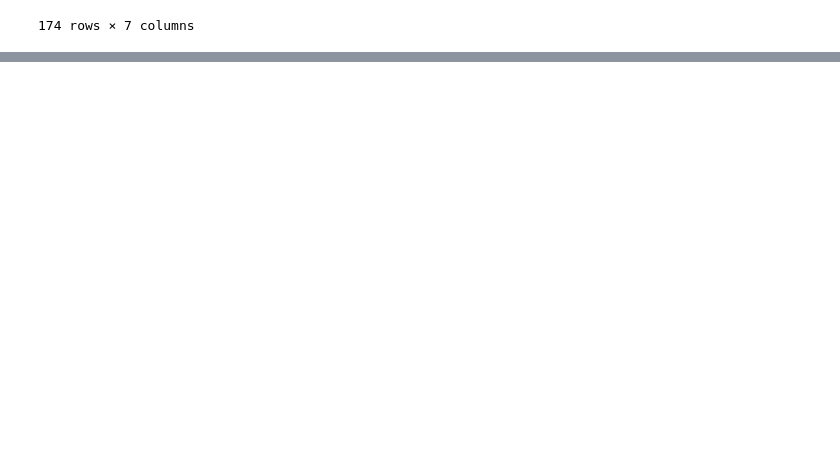
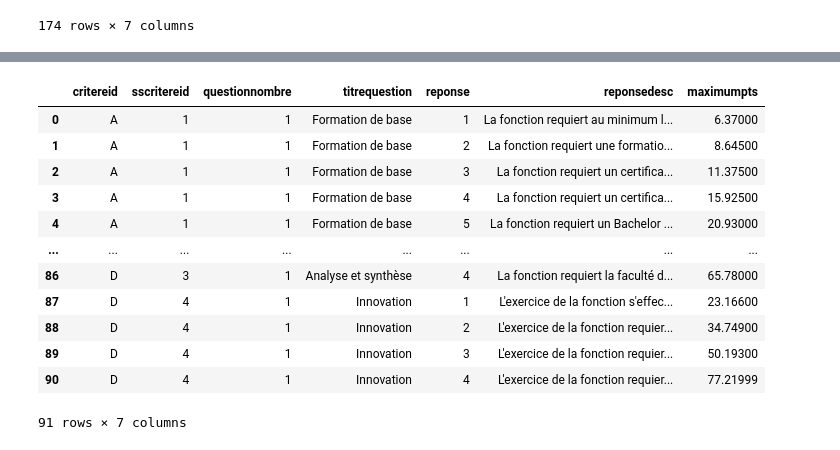
Before and after one commit to issamejekkam/Stage2A, a Jupyter notebook: ComparaisonLexicale.ipynb, the cells around one changed output, grey strips where cells are left out. Saved outputs shown, nothing was run; the diff lists cells and outputs as text; code cells hidden in the pictures; blank space fills up the shorter version.

```diff
--- a/ComparaisonLexicale.ipynb
+++ b/ComparaisonLexicale.ipynb
@@ -178,0 +564,17 @@ resultats_fin.to_json("results/after_comparaison_lexicale_of_Test6.docx.json", o
+# %%
+questionnaireClean = database.readQuestionnaireClean()
+questionnaireClean
+# %% [output]
+|  | critereid | sscritereid | questionnombre | titrequestion | reponse | reponsedesc | maximumpts |
+| 0 | A | 1 | 1 | Formation de base | 1 | La fonction requiert au minimum l... | 6.37000 |
+| 1 | A | 1 | 1 | Formation de base | 2 | La fonction requiert une formatio... | 8.64500 |
+| 2 | A | 1 | 1 | Formation de base | 3 | La fonction requiert un certifica... | 11.37500 |
+| 3 | A | 1 | 1 | Formation de base | 4 | La fonction requiert un certifica... | 15.92500 |
+| 4 | A | 1 | 1 | Formation de base | 5 | La fonction requiert un Bachelor ... | 20.93000 |
+| ... | ... | ... | ... | ... | ... | ... | ... |
+| 86 | D | 3 | 1 | Analyse et synthèse | 4 | La fonction requiert la faculté d... | 65.78000 |
+| 87 | D | 4 | 1 | Innovation | 1 | L'exercice de la fonction s'effec... | 23.16600 |
+| 88 | D | 4 | 1 | Innovation | 2 | L'exercice de la fonction requier... | 34.74900 |
+| 89 | D | 4 | 1 | Innovation | 3 | L'exercice de la fonction requier... | 50.19300 |
+| 90 | D | 4 | 1 | Innovation | 4 | L'exercice de la fonction requier... | 77.21999 |
+91 rows × 7 columns
```
Also changed, not shown: parts of 10 cells of this notebook, 18 other files.
